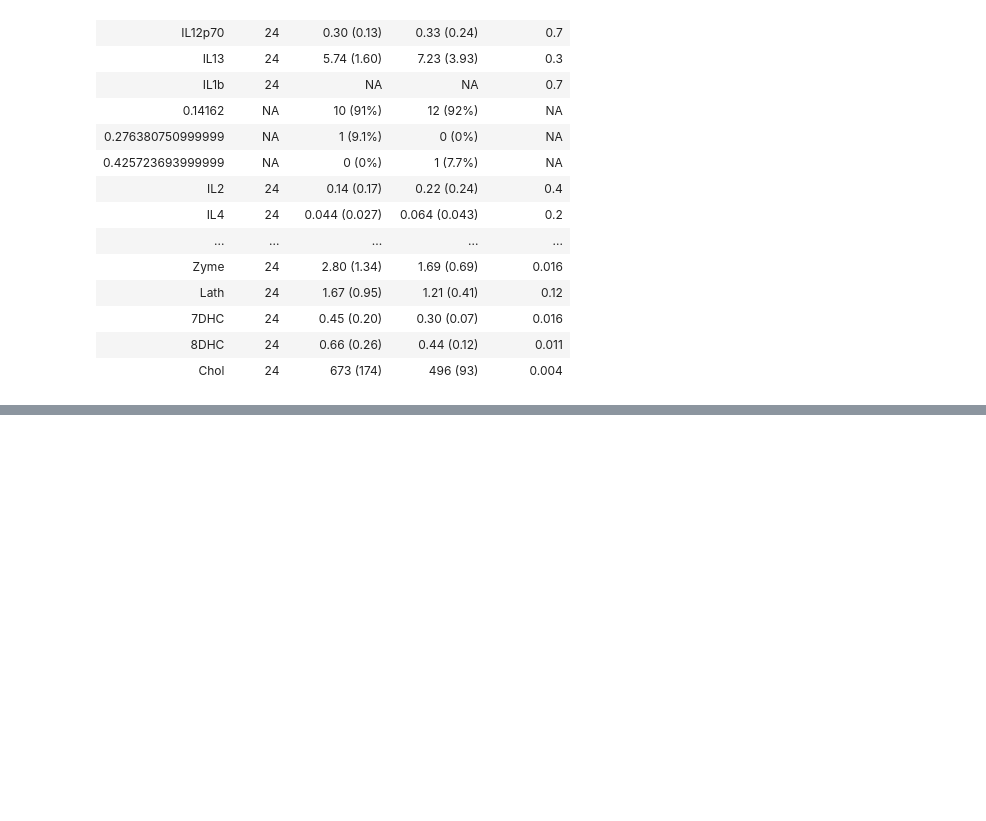
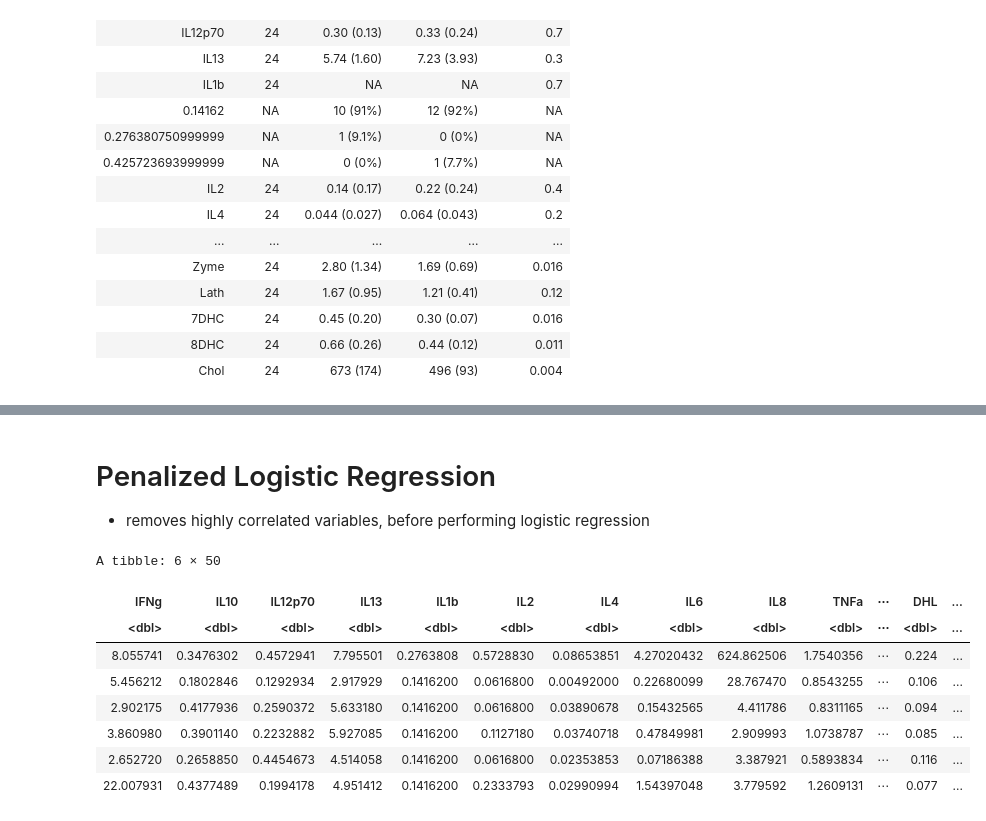
Before and after one commit to UNC-CEMALB/Ozone-exposure-is-associated-with-alterations-in-lung-and-systemic-sterol-profiles-in-healthy-and-as, a Jupyter notebook: Ozone Responder Prediction.ipynb, the cells around one changed output, grey strips where cells are left out. Cells and saved outputs as stored; diff of their text form; code cells hidden in the pictures; blank space fills up the shorter version.

```diff
--- a/Ozone Responder Prediction.ipynb
+++ b/Ozone Responder Prediction.ipynb
@@ -212,0 +408,31 @@ final_df
+# %% [markdown]
+# Penalized Logistic Regression
+
+- removes highly correlated variables, before performing logistic regression
+# %%
+# penalized_df = ozone_data %>%
+#     #only interested in plasma soluble mediators (cytokines/sterols) at baseline
+#     filter(Sample_Type == "P" & Time_Point == "Pre") %>%
+#     filter(Category == "Cytokine" | Category == "Sterol" | Variable == "Neutrophils_Change") %>%
+#     select(-Sample_Type, -Time_Point, -Inflammatory_Responder, -Lung_Responder) %>%
+#     #need to remove to not have duplicate rows in wider df
+#     select(-Category) %>%
+#     pivot_wider(names_from = Variable, values_from = Value)
+
+# #removing extraneous/categorical variables
+# penalized_df = penalized_df[,5:54]
+# head(penalized_df)
+
+penalized_df = knn_inflammatory_df %>%
+    mutate(Inflammatory_Responder = ifelse(Inflammatory_Responder == "R", 1, 0))
+head(penalized_df)
+# %% [output]
+A tibble: 6 × 50
+| IFNg | IL10 | IL12p70 | IL13 | IL1b | IL2 | IL4 | IL6 | IL8 | TNFa | ⋯ | DHL | ... |
+| <dbl> | <dbl> | <dbl> | <dbl> | <dbl> | <dbl> | <dbl> | <dbl> | <dbl> | <dbl> | ⋯ | <dbl> | ... |
+| 8.055741 | 0.3476302 | 0.4572941 | 7.795501 | 0.2763808 | 0.5728830 | 0.08653851 | 4.27020432 | 624.862506 | 1.7540356 | ⋯ | 0.224 | ... |
+| 5.456212 | 0.1802846 | 0.1292934 | 2.917929 | 0.1416200 | 0.0616800 | 0.00492000 | 0.22680099 | 28.767470 | 0.8543255 | ⋯ | 0.106 | ... |
+| 2.902175 | 0.4177936 | 0.2590372 | 5.633180 | 0.1416200 | 0.0616800 | 0.03890678 | 0.15432565 | 4.411786 | 0.8311165 | ⋯ | 0.094 | ... |
+| 3.860980 | 0.3901140 | 0.2232882 | 5.927085 | 0.1416200 | 0.1127180 | 0.03740718 | 0.47849981 | 2.909993 | 1.0738787 | ⋯ | 0.085 | ... |
+| 2.652720 | 0.2658850 | 0.4454673 | 4.514058 | 0.1416200 | 0.0616800 | 0.02353853 | 0.07186388 | 3.387921 | 0.5893834 | ⋯ | 0.116 | ... |
+| 22.007931 | 0.4377489 | 0.1994178 | 4.951412 | 0.1416200 | 0.2333793 | 0.02990994 | 1.54397048 | 3.779592 | 1.2609131 | ⋯ | 0.077 | ... |
```
Also changed, not shown: parts of 11 cells of this notebook.
